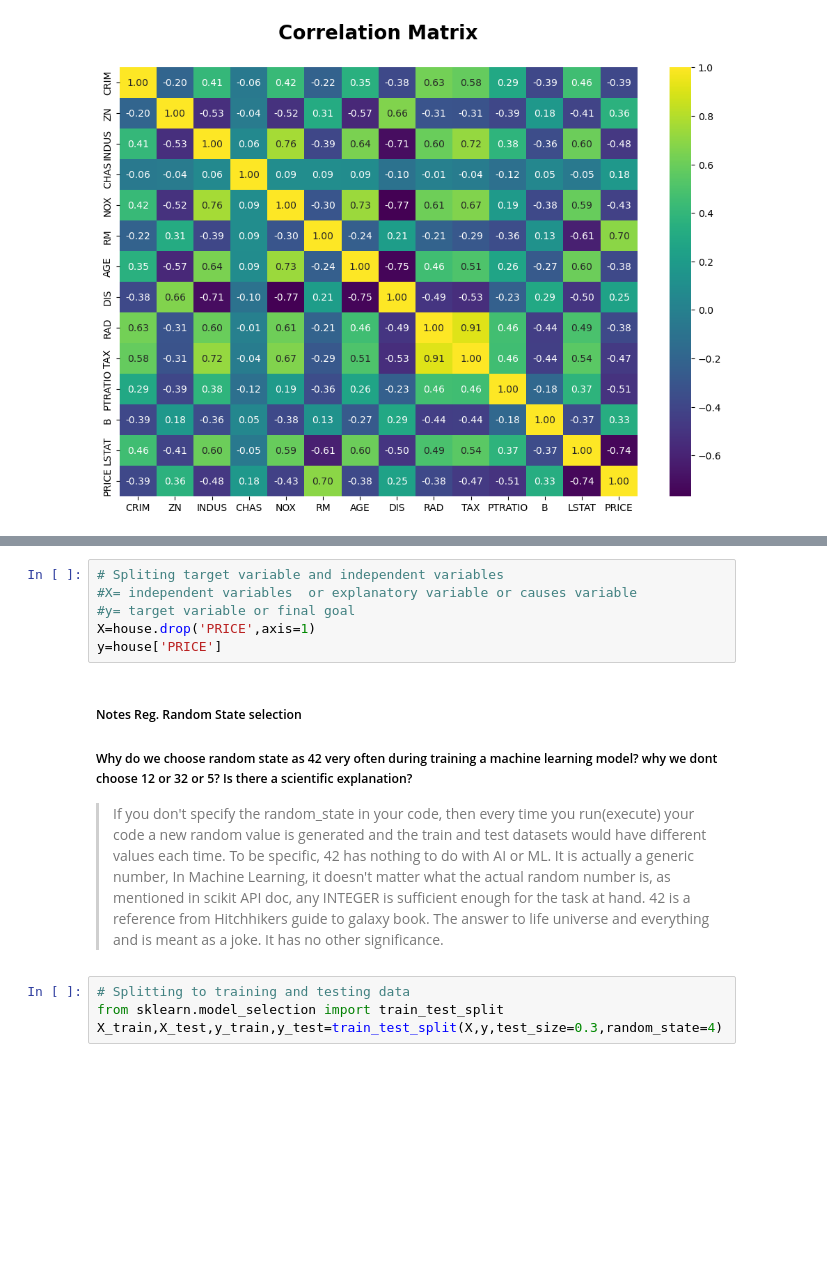
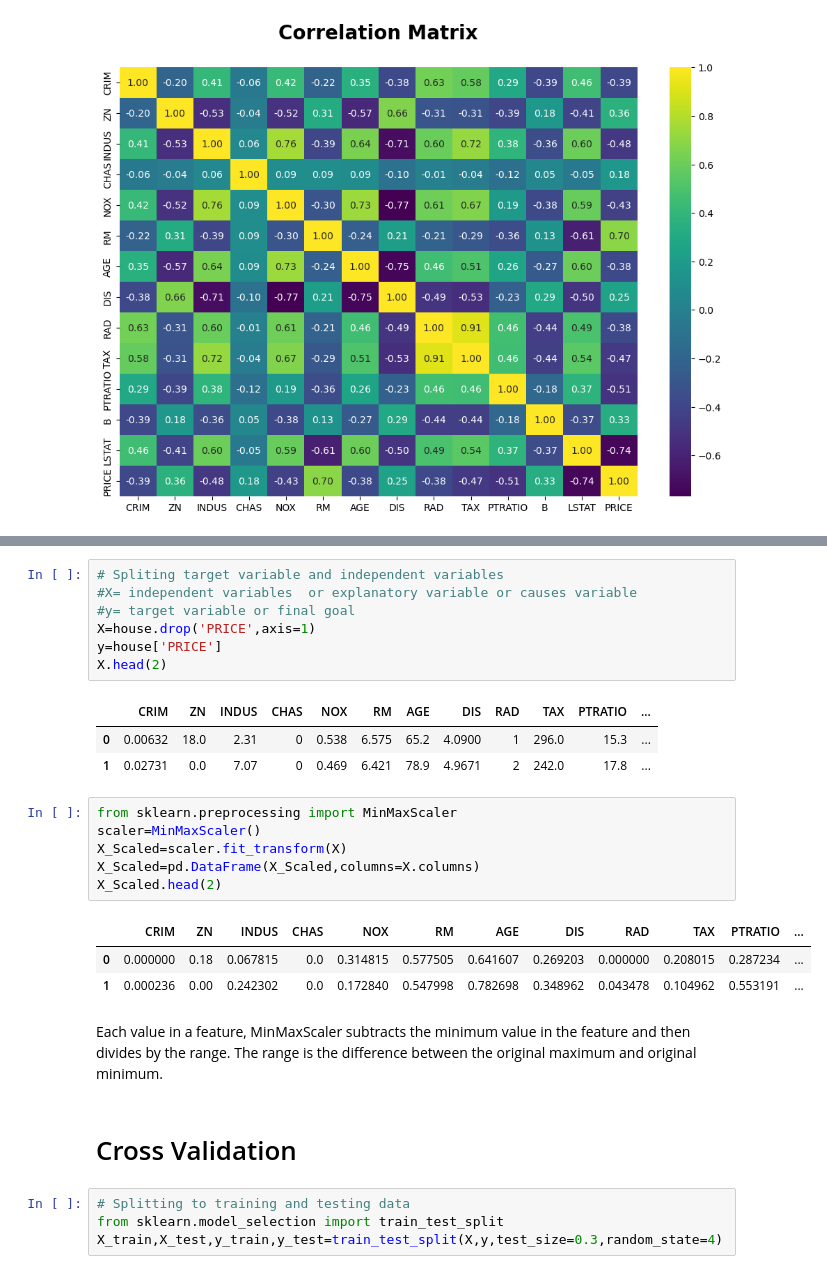
Before and after one commit to kumaramardeep342/Kaggle-Data-Science-Learning, a Jupyter notebook: boston-house-prediction-dataset-practise-am.ipynb, the cells around one changed output, grey strips where cells are left out. Drawn from its saved outputs; the diff is of its cells as text; blank space fills up the shorter version.

```diff
--- a/boston-house-prediction-dataset-practise-am.ipynb
+++ b/boston-house-prediction-dataset-practise-am.ipynb
@@ -246,13 +270,25 @@ Text(0.5, 1.0, 'Correlation Matrix\n')
 #y= target variable or final goal
 X=house.drop('PRICE',axis=1)
 y=house['PRICE']
+X.head(2)
+# %% [output]
+|  | CRIM | ZN | INDUS | CHAS | NOX | RM | AGE | DIS | RAD | TAX | PTRATIO | ... |
+| 0 | 0.00632 | 18.0 | 2.31 | 0 | 0.538 | 6.575 | 65.2 | 4.0900 | 1 | 296.0 | 15.3 | ... |
+| 1 | 0.02731 | 0.0 | 7.07 | 0 | 0.469 | 6.421 | 78.9 | 4.9671 | 2 | 242.0 | 17.8 | ... |
-# %% [markdown]
-##### Notes Reg. Random State selection
-##### Why do we choose random state as 42 very often during training a machine learning model? why we dont choose 12 or 32 or 5? Is there a scientific explanation?
-
-> If you don't specify the random_state in your code, then every time you run(execute) your code a new random value is generated and the train and test datasets would have different values each time.
-> To be specific, 42 has nothing to do with AI or ML. It is actually a generic number, In Machine Learning, it doesn't matter what the actual random number is, as mentioned in scikit API doc, any INTEGER is sufficient enough for the task at hand.
-> 42 is a reference from Hitchhikers guide to galaxy book. The answer to life universe and everything and is meant as a joke. It has no other significance.
+# %%
+from sklearn.preprocessing import MinMaxScaler
+scaler=MinMaxScaler()
+X_Scaled=scaler.fit_transform(X)
+X_Scaled=pd.DataFrame(X_Scaled,columns=X.columns)
+X_Scaled.head(2)
+# %% [output]
+|  | CRIM | ZN | INDUS | CHAS | NOX | RM | AGE | DIS | RAD | TAX | PTRATIO | ... |
+| 0 | 0.000000 | 0.18 | 0.067815 | 0.0 | 0.314815 | 0.577505 | 0.641607 | 0.269203 | 0.000000 | 0.208015 | 0.287234 | ... |
+| 1 | 0.000236 | 0.00 | 0.242302 | 0.0 | 0.172840 | 0.547998 | 0.782698 | 0.348962 | 0.043478 | 0.104962 | 0.553191 | ... |
+# %% [markdown]
+Each value in a feature, MinMaxScaler subtracts the minimum value in the feature and then divides by the range. The range is the difference between the original maximum and original minimum.
+# %% [markdown]
+# Cross Validation
 # %%
 # Splitting to training and testing data
 from sklearn.model_selection import train_test_split
```
Also changed, not shown: parts of 13 cells of this notebook.
